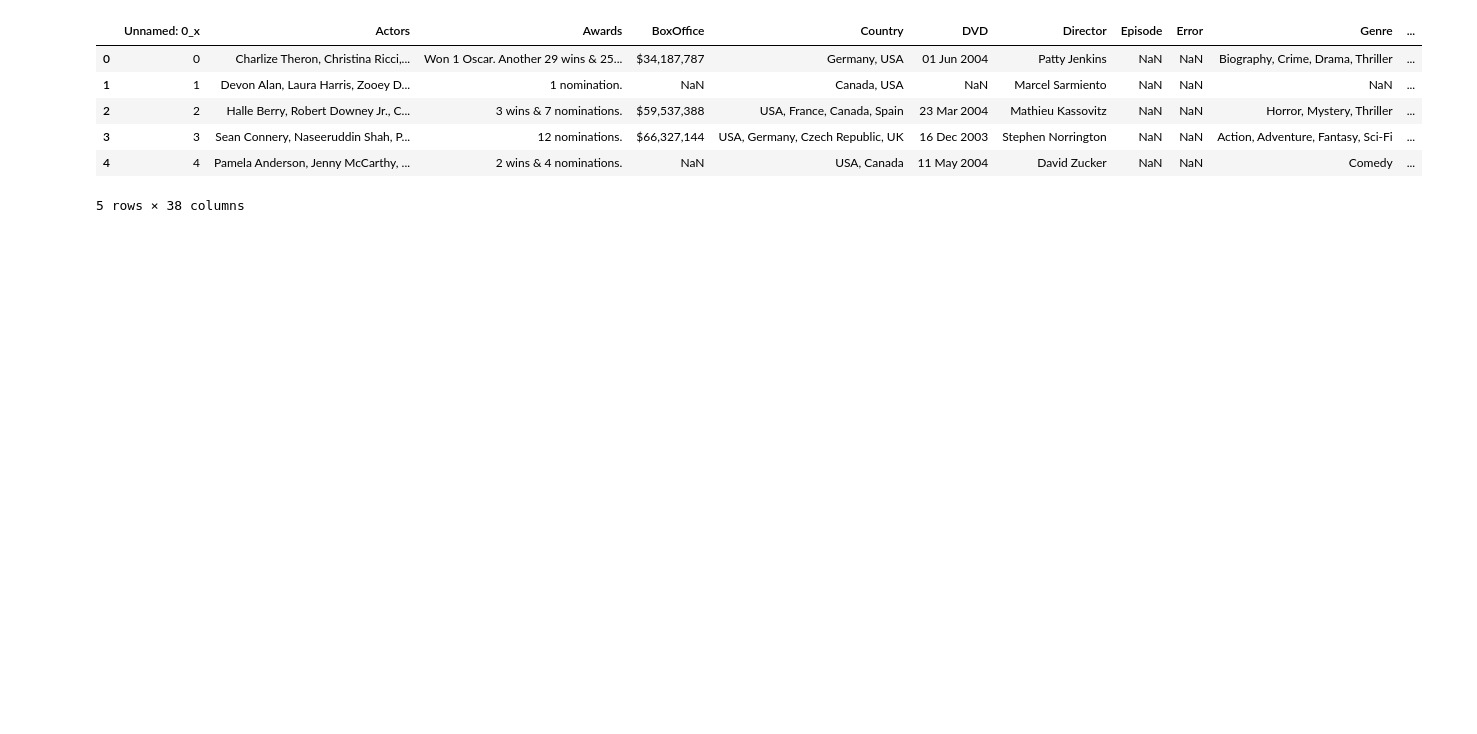
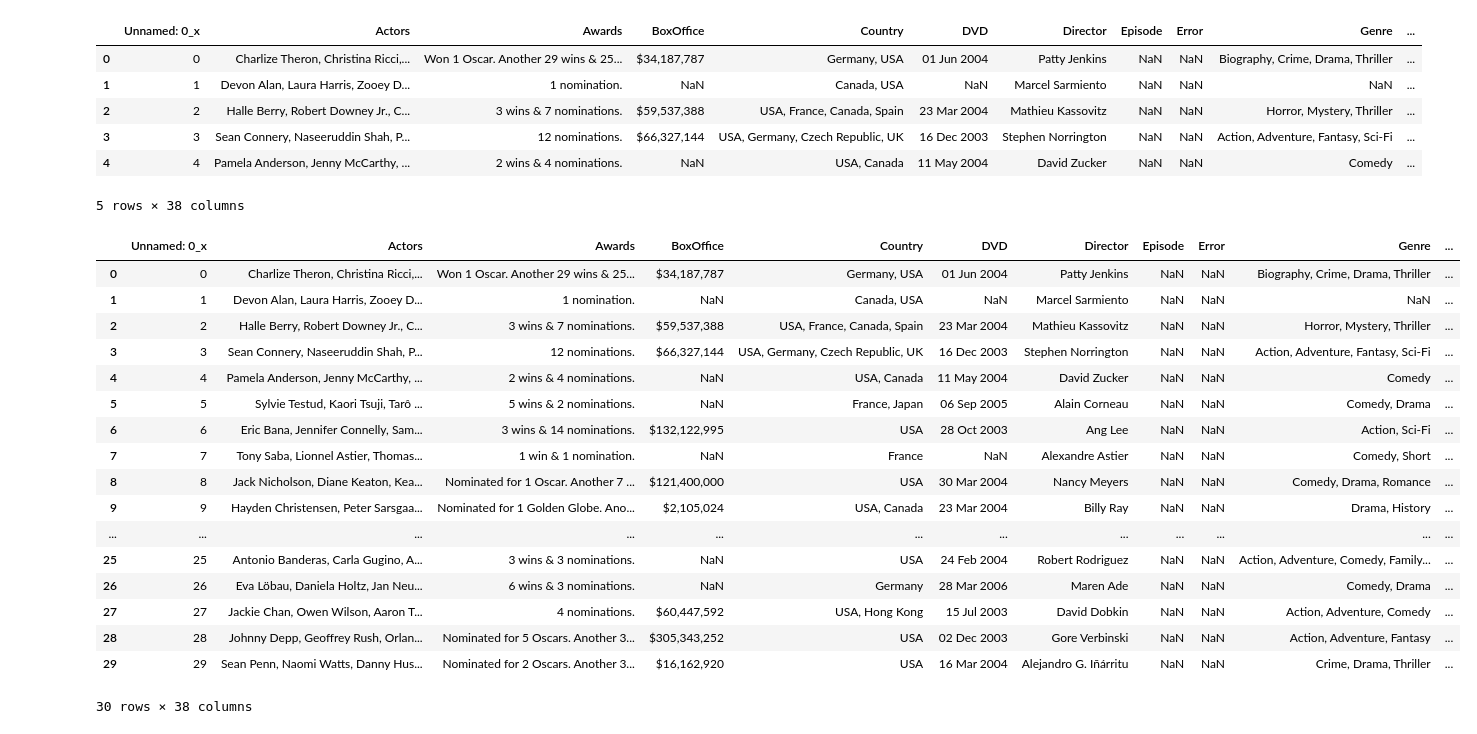
Before and after one commit to Survifit/LightPurpleRepo, a Jupyter notebook: Data/Data Cleaning.ipynb, the cells around one changed output. Cells and saved outputs as stored; diff of their text form; code cells hidden in the pictures; blank space fills up the shorter version.

Commit message:
adding code to convert from weird results to proper text

```diff
--- a/Data/Data Cleaning.ipynb
+++ b/Data/Data Cleaning.ipynb
@@ -12,3 +12,38 @@ df.head()
 | 3 | 3 | Sean Connery, Naseeruddin Shah, P... | 12 nominations. | $66,327,144 | USA, Germany, Czech Republic, UK | 16 Dec 2003 | Stephen Norrington | NaN | NaN | Action, Adventure, Fantasy, Sci-Fi | ... |
 | 4 | 4 | Pamela Anderson, Jenny McCarthy, ... | 2 wins & 4 nominations. | NaN | USA, Canada | 11 May 2004 | David Zucker | NaN | NaN | Comedy | ... |
 5 rows × 38 columns
+# %%
+#SHartje's Edits start here
+#Fixing characters that were messed up when data was pulled, merged, etc.
+
+#Create a list of the column headings
+Titles = list(df)
+
+#Cycle through the list of column headings and convert each column from iso-8859-1 to utf-8
+for Title in Titles:
+    try:
+        df[Title] = df[Title].str.decode('iso-8859-1').str.encode('utf-8')
+    except:
+        df[Title] = df[Title]
+
+#display the dataframe to check
+df.head(30)
+# %% [output]
+|  | Unnamed: 0_x | Actors | Awards | BoxOffice | Country | DVD | Director | Episode | Error | Genre | ... |
+| 0 | 0 | Charlize Theron, Christina Ricci,... | Won 1 Oscar. Another 29 wins & 25... | $34,187,787 | Germany, USA | 01 Jun 2004 | Patty Jenkins | NaN | NaN | Biography, Crime, Drama, Thriller | ... |
+| 1 | 1 | Devon Alan, Laura Harris, Zooey D... | 1 nomination. | NaN | Canada, USA | NaN | Marcel Sarmiento | NaN | NaN | NaN | ... |
+| 2 | 2 | Halle Berry, Robert Downey Jr., C... | 3 wins & 7 nominations. | $59,537,388 | USA, France, Canada, Spain | 23 Mar 2004 | Mathieu Kassovitz | NaN | NaN | Horror, Mystery, Thriller | ... |
+| 3 | 3 | Sean Connery, Naseeruddin Shah, P... | 12 nominations. | $66,327,144 | USA, Germany, Czech Republic, UK | 16 Dec 2003 | Stephen Norrington | NaN | NaN | Action, Adventure, Fantasy, Sci-Fi | ... |
+| 4 | 4 | Pamela Anderson, Jenny McCarthy, ... | 2 wins & 4 nominations. | NaN | USA, Canada | 11 May 2004 | David Zucker | NaN | NaN | Comedy | ... |
+| 5 | 5 | Sylvie Testud, Kaori Tsuji, Tarô ... | 5 wins & 2 nominations. | NaN | France, Japan | 06 Sep 2005 | Alain Corneau | NaN | NaN | Comedy, Drama | ... |
+| 6 | 6 | Eric Bana, Jennifer Connelly, Sam... | 3 wins & 14 nominations. | $132,122,995 | USA | 28 Oct 2003 | Ang Lee | NaN | NaN | Action, Sci-Fi | ... |
+| 7 | 7 | Tony Saba, Lionnel Astier, Thomas... | 1 win & 1 nomination. | NaN | France | NaN | Alexandre Astier | NaN | NaN | Comedy, Short | ... |
+| 8 | 8 | Jack Nicholson, Diane Keaton, Kea... | Nominated for 1 Oscar. Another 7 ... | $121,400,000 | USA | 30 Mar 2004 | Nancy Meyers | NaN | NaN | Comedy, Drama, Romance | ... |
+| 9 | 9 | Hayden Christensen, Peter Sarsgaa... | Nominated for 1 Golden Globe. Ano... | $2,105,024 | USA, Canada | 23 Mar 2004 | Billy Ray | NaN | NaN | Drama, History | ... |
+| ... | ... | ... | ... | ... | ... | ... | ... | ... | ... | ... | ... |
+| 25 | 25 | Antonio Banderas, Carla Gugino, A... | 3 wins & 3 nominations. | NaN | USA | 24 Feb 2004 | Robert Rodriguez | NaN | NaN | Action, Adventure, Comedy, Family... | ... |
+| 26 | 26 | Eva Löbau, Daniela Holtz, Jan Neu... | 6 wins & 3 nominations. | NaN | Germany | 28 Mar 2006 | Maren Ade | NaN | NaN | Comedy, Drama | ... |
+| 27 | 27 | Jackie Chan, Owen Wilson, Aaron T... | 4 nominations. | $60,447,592 | USA, Hong Kong | 15 Jul 2003 | David Dobkin | NaN | NaN | Action, Adventure, Comedy | ... |
+| 28 | 28 | Johnny Depp, Geoffrey Rush, Orlan... | Nominated for 5 Oscars. Another 3... | $305,343,252 | USA | 02 Dec 2003 | Gore Verbinski | NaN | NaN | Action, Adventure, Fantasy | ... |
+| 29 | 29 | Sean Penn, Naomi Watts, Danny Hus... | Nominated for 2 Oscars. Another 3... | $16,162,920 | USA | 16 Mar 2004 | Alejandro G. Iñárritu | NaN | NaN | Crime, Drama, Thriller | ... |
+30 rows × 38 columns
```
Also changed, not shown: 1 other file.
